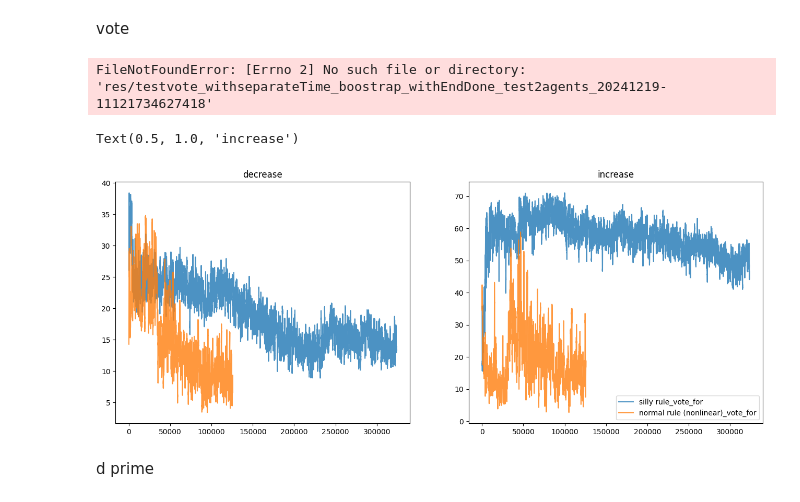
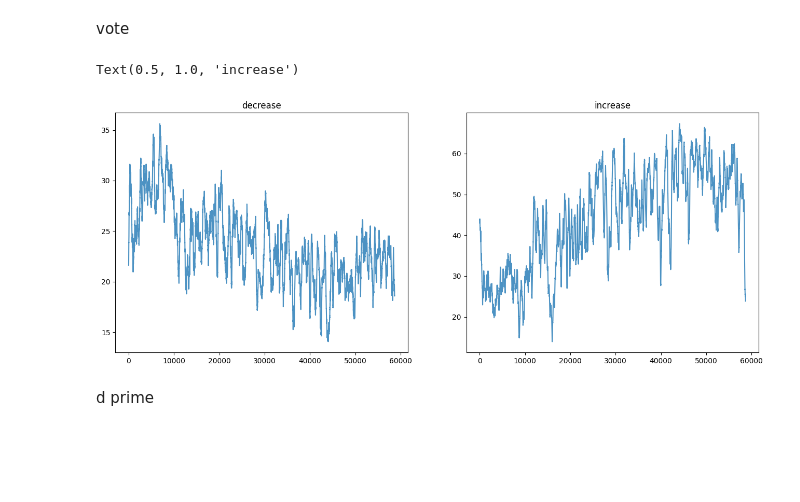
Before and after one commit to social-ai-uoft/sorrel, a Jupyter notebook: examples/state_punishment/analysis/analysis_v2.ipynb, the cells around one changed output. Cells and saved outputs as stored; diff of their text form; code cells hidden in the pictures; blank space fills up the shorter version.

```diff
--- a/examples/state_punishment/analysis/analysis_v2.ipynb
+++ b/examples/state_punishment/analysis/analysis_v2.ipynb
@@ -726,7 +735,7 @@ labels = ['single_view & simple_actions', 'single_view & compound_actions', 'sta
 labels = ['silly rule', 'normal rule (nonlinear)', 'normal rule (linear)']
 
 alpha = 0.2
-wsize = 100
+wsize = 400
 for ixs, d in enumerate(collective_):
     # plt.plot(exponential_moving_average(d, alpha), label=labels[ixs])
     plt.plot(rolling_average(d, wsize), label=labels[ixs])
@@ -1047,9 +1056,7 @@ state_punishment_level
 compare simple and composite action versions
 # %%
 folders = [
-    'test_clear_detection_3agents_simple_actions_v0_20250218-16021739914345',
-    'test_clear_detection_3agents_composite_actions_v3_20250212-12021739381398',
-    # 'testvote_withseparateTime_boostrap_withEndDone_test6agents_resume_20241219-11121734626833'
+    'Study1_experiment_cond_stacked_view_simple_actions_3agents_respawn_0.04_s1_r1_seed3_20250507-18051746658070'
 ]
 collective = [[] for _ in range(len(folders))]
 for ixs, folder in enumerate(folders):
@@ -1066,10 +1073,12 @@ labels = ['simple', 'composite']
 
 
 alpha = 0.2
-wsize = 100
+wsize = 200
 for ixs, d in enumerate(collective_):
     # plt.plot(exponential_moving_average(d, alpha), label=labels[ixs])
     plt.plot(rolling_average(d, wsize), label=labels[ixs])
-plt.legend()
-plt.title('punishment prob (3 agents)')
+# plt.legend()
+plt.ylabel('punishment level')
+plt.xlabel('epoch')
+# plt.title('punishment prob (3 agents)')
 # %% [output]
@@ -1171,8 +1180,7 @@ vote
 # %%
 # vote for punishment
 folders = [
-    'test_clear_detection_3agents_composite_actions_v0_20250122-20011737595227',
-    'test_clear_detection_3agents_simple_actions_v0_20250124-11011737736521',
+    'Study1_experiment_cond_stacked_view_simple_actions_3agents_respawn_0.04_s1_r1_seed3_20250507-18051746658070'
     # 'testvote_withseparateTime_boostrap_withEndDone_test6agents_resume_20241219-11121734626833'
 ]
 collective_for = [[] for _ in range(len(folders))]
@@ -1185,8 +1193,6 @@ for ixs, folder in enumerate(folders):
             data = pd.read_csv(os.path.join(parent_dir, f))
             collective_for[ixs].append(data['Value'].to_numpy()[:])
 collective_for_ = [np.mean(trim_and_calculate_mean(collective_for[i]), axis=0) for i in range(len(collective_for))]
-# %% [output]
-FileNotFoundError: [Errno 2] No such file or directory: 'res/testvote_withseparateTime_boostrap_withEndDone_test2agents_20241219-11121734627418'
 # %%
 # combine different checkpoints
 folders_1 = [
@@ -1232,9 +1238,7 @@ collective_for_ = [np.mean(trim_and_calculate_mean(collective_processed[i]), axi
 # %%
 # vote against punishment
 folders = [
-    'test_clear_detection_3agents_composite_actions_v0_20250122-20011737595227',
-    'test_clear_detection_3agents_simple_actions_v0_20250124-11011737736521',
-    # 'testvote_withseparateTime_boostrap_withEndDone_test6agents_resume_20241219-11121734626833'
+    'Study1_experiment_cond_stacked_view_simple_actions_3agents_respawn_0.04_s1_r1_seed3_20250507-18051746658070'
 ]
 collective_against = [[] for _ in range(len(folders))]
 for ixs, folder in enumerate(folders):
@@ -1291,23 +1295,23 @@ collective_against_ = [np.mean(trim_and_calculate_mean(collective_processed[i]),
 # %%
 labels = ['2 Aagents', '3 Aagents', '6 Aagents']
 labels = ['silly rule', 'normal rule (nonlinear)', 'normal rule (linear)']
 
 fig, axes = plt.subplots(1, 2, figsize=(16, 6))
 
 alpha = 0.2
-wsize = 300
+wsize = 400
 for ixs, d in enumerate(collective_against_):
     # plt.plot(exponential_moving_average(d, alpha), label=labels[ixs])
     axes[0].plot(rolling_average(d, wsize), label=labels[ixs]+'_vote_against', alpha=0.8)
 for ixs, d in enumerate(collective_for_):
     # plt.plot(exponential_moving_average(d, alpha), label=labels[ixs])
     axes[1].plot(rolling_average(d, wsize), label=labels[ixs]+'_vote_for', alpha=0.8)
-plt.legend()
+# plt.legend()
 axes[0].set_title('decrease')
 axes[1].set_title('increase')
 # %% [output]
 Text(0.5, 1.0, 'increase')
-[figure, old version]
+[figure, new version]
 # %% [markdown]
 d prime
 # %%
```
Also changed, not shown: parts of 11 cells of this notebook, 4 other files.
